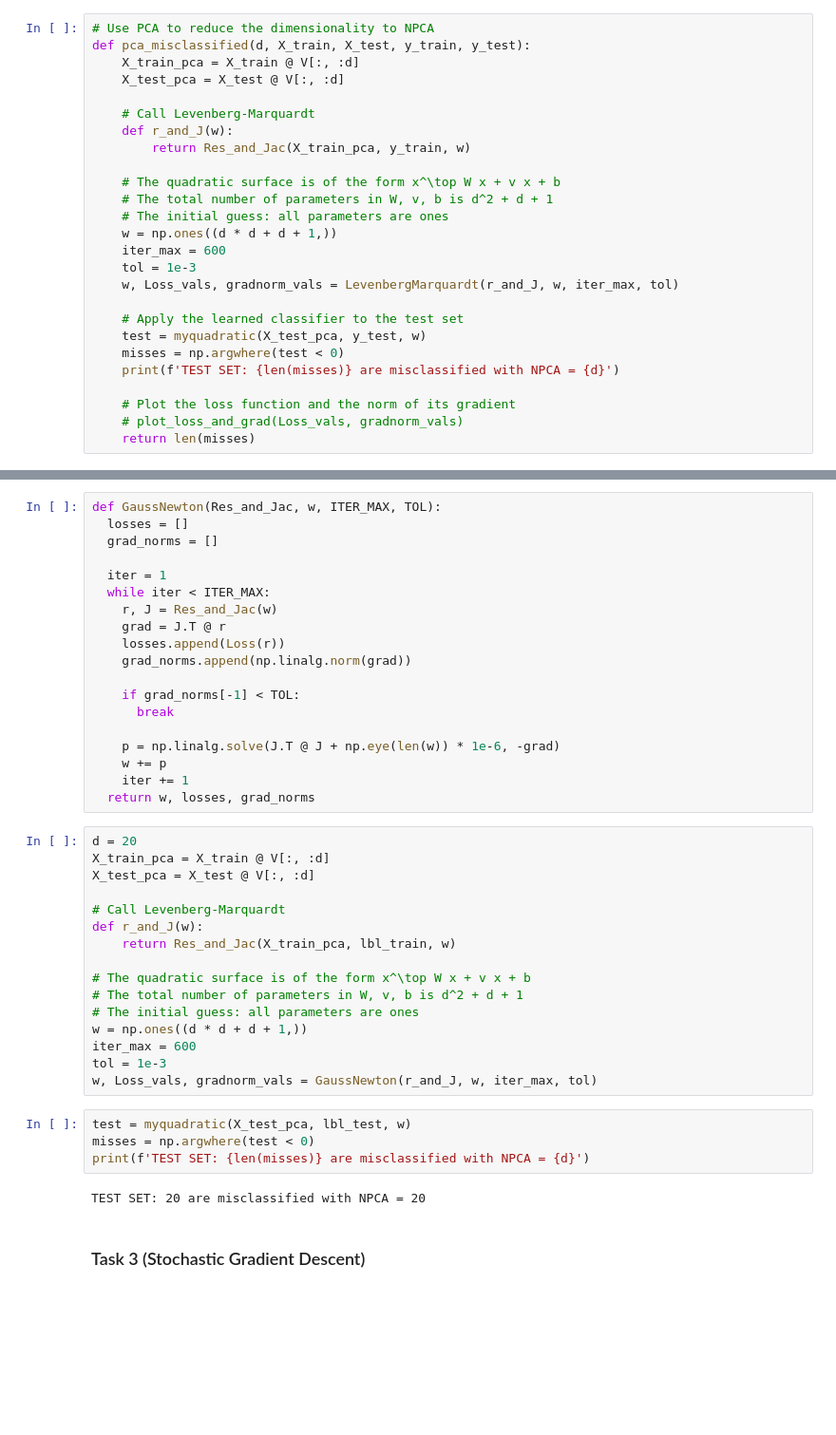
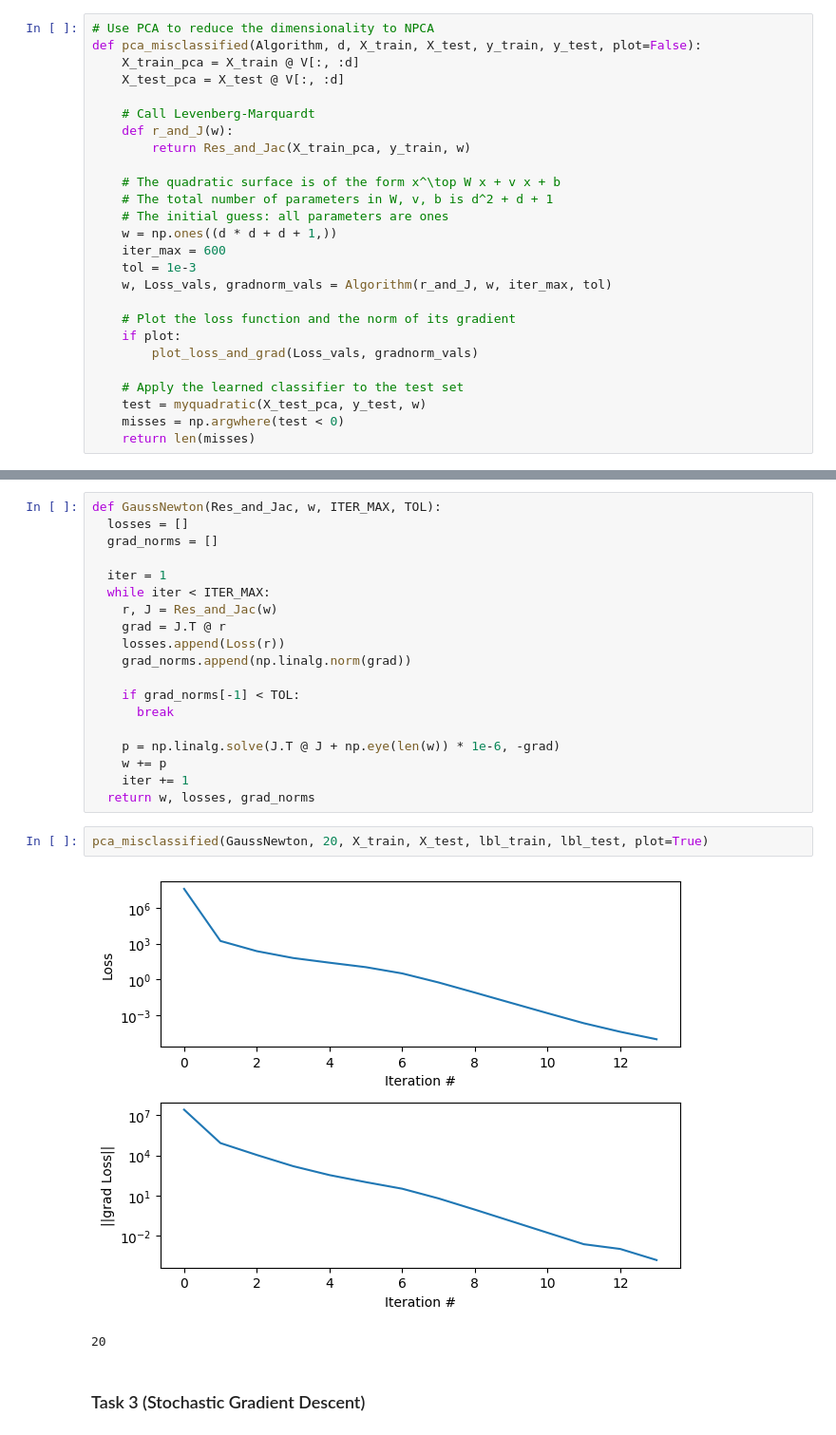
Before and after one commit to elijahkin/amsc660, a Jupyter notebook: hw12/hw12.ipynb, the cells around one changed output, grey strips where cells are left out. Shown: that part at 95% size. Cells and saved outputs as stored; diff of their text form; blank space fills up the shorter version.

```diff
--- a/hw12/hw12.ipynb
+++ b/hw12/hw12.ipynb
@@ -129,7 +118,7 @@ def plot_loss_and_grad(loss, norm_grad_loss):
 ### Task 1 (PCA)
 # %%
 # Use PCA to reduce the dimensionality to NPCA
-def pca_misclassified(d, X_train, X_test, y_train, y_test):
+def pca_misclassified(Algorithm, d, X_train, X_test, y_train, y_test, plot=False):
     X_train_pca = X_train @ V[:, :d]
     X_test_pca = X_test @ V[:, :d]
 
@@ -143,15 +132,15 @@ def pca_misclassified(d, X_train, X_test, y_train, y_test):
     w = np.ones((d * d + d + 1,))
     iter_max = 600
     tol = 1e-3
-    w, Loss_vals, gradnorm_vals = LevenbergMarquardt(r_and_J, w, iter_max, tol)
+    w, Loss_vals, gradnorm_vals = Algorithm(r_and_J, w, iter_max, tol)
+
+    # Plot the loss function and the norm of its gradient
+    if plot:
+        plot_loss_and_grad(Loss_vals, gradnorm_vals)
 
     # Apply the learned classifier to the test set
     test = myquadratic(X_test_pca, y_test, w)
     misses = np.argwhere(test < 0)
-    print(f'TEST SET: {len(misses)} are misclassified with NPCA = {d}')
-
-    # Plot the loss function and the norm of its gradient
-    # plot_loss_and_grad(Loss_vals, gradnorm_vals)
     return len(misses)
 # %%
 misclassified = []
@@ -192,27 +175,10 @@ def GaussNewton(Res_and_Jac, w, ITER_MAX, TOL):
     w += p
     iter += 1
   return w, losses, grad_norms
-# %%
-d = 20
-X_train_pca = X_train @ V[:, :d]
-X_test_pca = X_test @ V[:, :d]
-
-# Call Levenberg-Marquardt
-def r_and_J(w):
-    return Res_and_Jac(X_train_pca, lbl_train, w)
-
-# The quadratic surface is of the form x^\top W x + v x + b
-# The total number of parameters in W, v, b is d^2 + d + 1
-# The initial guess: all parameters are ones
-w = np.ones((d * d + d + 1,))
-iter_max = 600
-tol = 1e-3
-w, Loss_vals, gradnorm_vals = GaussNewton(r_and_J, w, iter_max, tol)
-# %%
-test = myquadratic(X_test_pca, lbl_test, w)
-misses = np.argwhere(test < 0)
-print(f'TEST SET: {len(misses)} are misclassified with NPCA = {d}')
-# %% [output]
-TEST SET: 20 are misclassified with NPCA = 20
+# %%
+pca_misclassified(GaussNewton, 20, X_train, X_test, lbl_train, lbl_test, plot=True)
+# %% [output]
+[figure, added]
+20
 # %% [markdown]
 ### Task 3 (Stochastic Gradient Descent)
```
Also changed, not shown: parts of 7 cells of this notebook.
